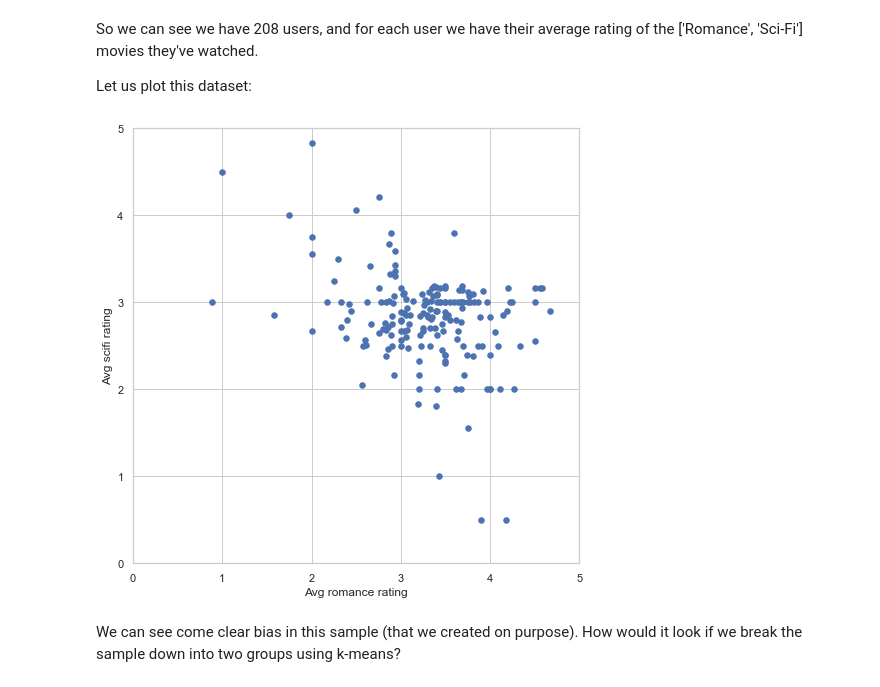
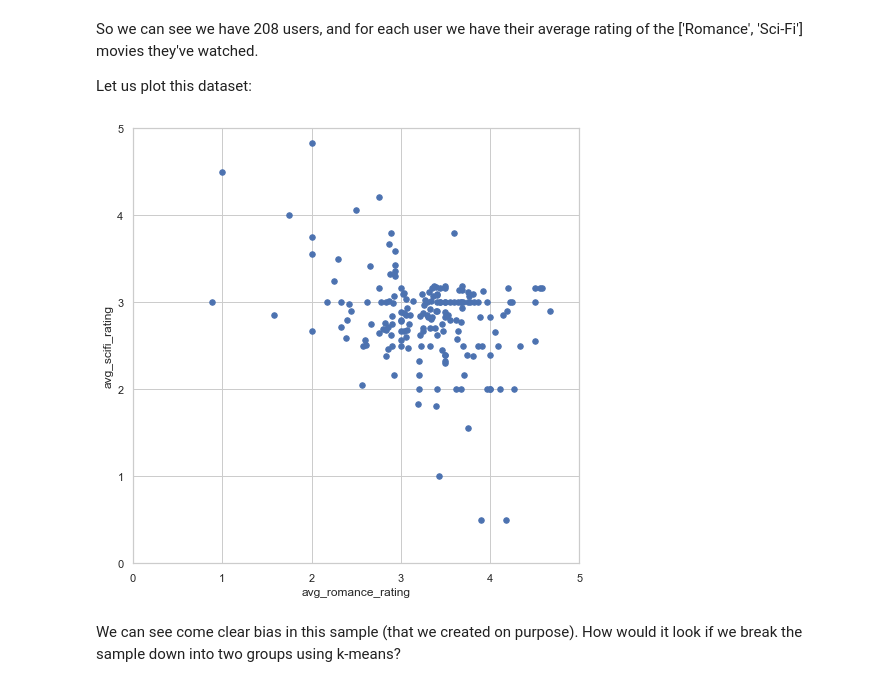
Before and after one commit to ttduongtran/practice-data-mining, a Jupyter notebook: index_prediction.ipynb, the cells around one changed output. Saved outputs shown, nothing was run; the diff lists cells and outputs as text; code cells hidden in the pictures.

```diff
--- a/index_prediction.ipynb
+++ b/index_prediction.ipynb
@@ -161,7 +166,7 @@ Try using subset of users, and seeing what their preferred genres are.
 # %%
 # [7]
 # Calculate the average rating of romance and scifi movies
-genre_ratings = helper.get_genre_ratings(ratings, movies, , ['avg_romance_rating', 'avg_scifi_rating'])
+genre_ratings = helper.get_genre_ratings(ratings, movies, genre_ratings_columns, genre_ratings_avg_columns)
 genre_ratings.head()
 # %% [output]
 |  | avg_romance_rating | avg_scifi_rating |
@@ -176,7 +181,7 @@ The function `get_genre_ratings` calculated each user's average rating of ['Roma
 The bias dataset remove people who like both of all
 # %%
 # [8]
-biased_dataset = helper.bias_genre_rating_dataset(genre_ratings, 3.2, 2.5)
+biased_dataset = helper.bias_genre_rating_dataset(genre_ratings, genre_ratings_avg_columns, 3.2, 2.5)
 
 print( "Number of records: ", len(biased_dataset))
 biased_dataset.head()
@@ -195,10 +200,10 @@ Let us plot this dataset:
 # %%
 # [9]
 %matplotlib inline
 
-helper.draw_scatterplot(biased_dataset['avg_romance_rating'], 'Avg romance rating', biased_dataset['avg_scifi_rating'],'Avg scifi rating')
+helper.draw_scatterplot(biased_dataset[genre_ratings_avg_columns[0]], genre_ratings_avg_columns[0], biased_dataset[genre_ratings_avg_columns[1]],genre_ratings_avg_columns[1])
 # %% [output]
-[figure, old version]
+[figure, new version]
 # %% [markdown]
 We can see come clear bias in this sample (that we created on purpose). How would it look if we break the sample down into two groups using k-means?
 # %%
```
Also changed, not shown: parts of 33 cells of this notebook, 2 other files.
